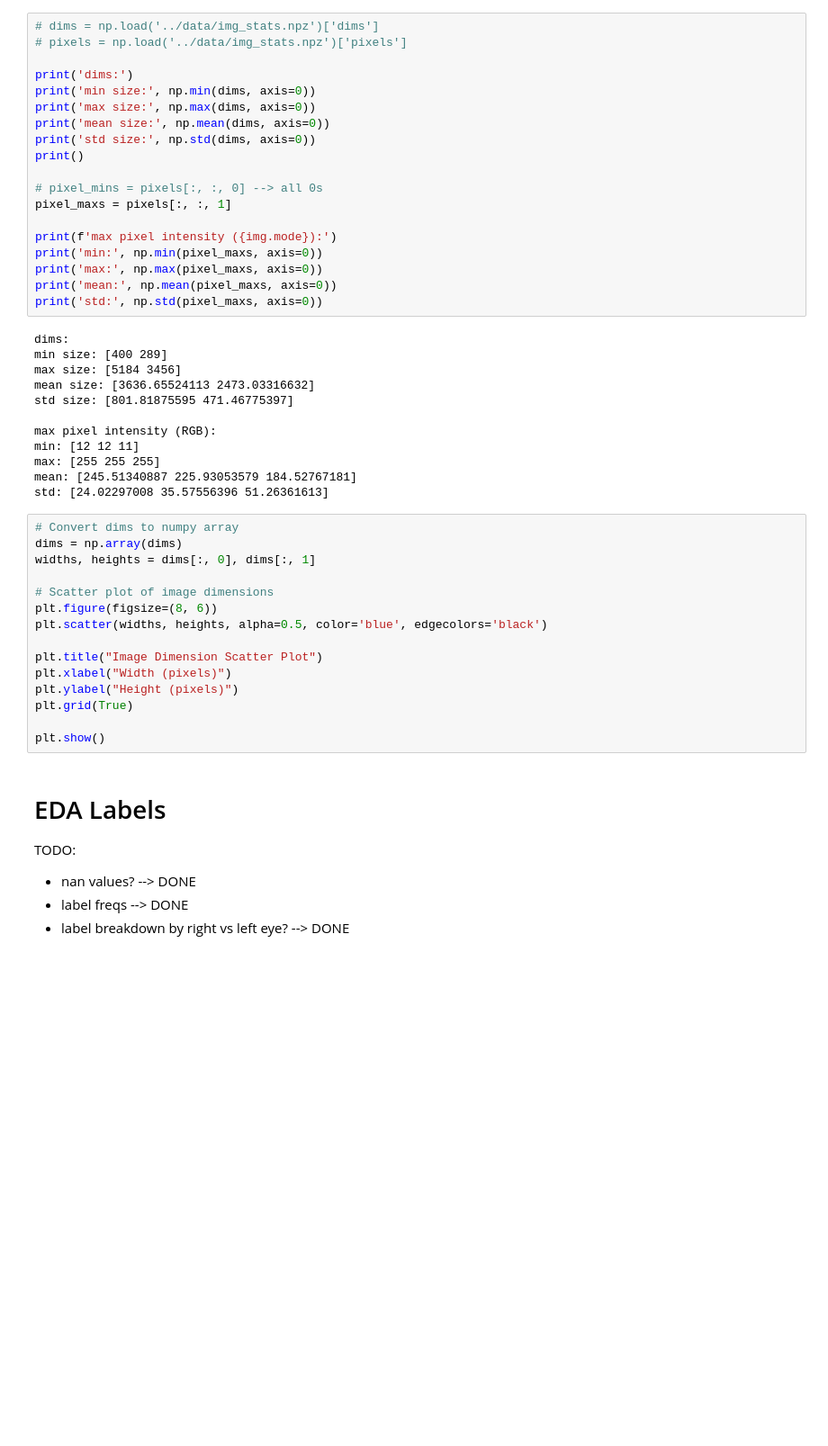
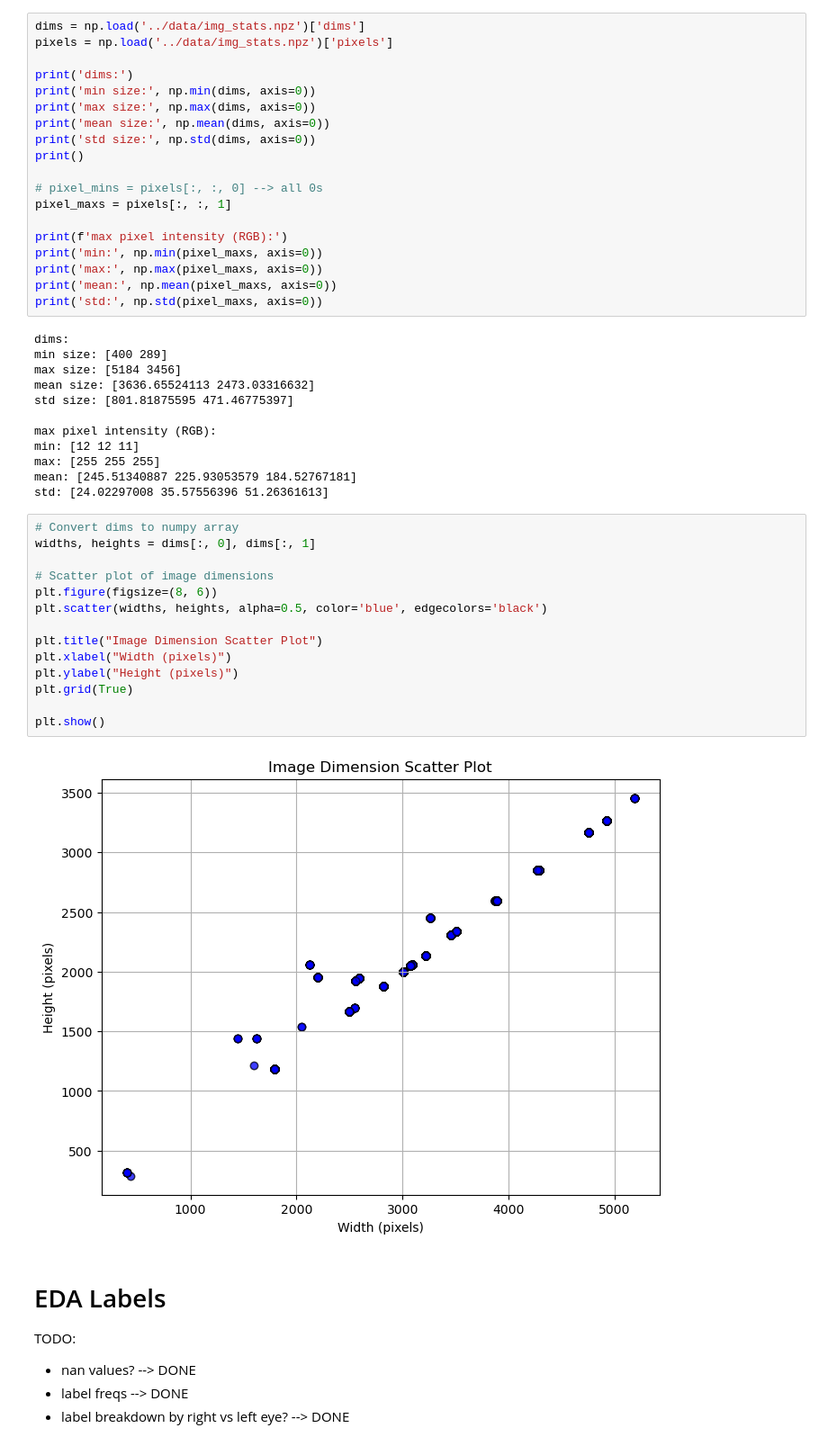
Before and after one commit to jstabet/DR-ECE542, a Jupyter notebook: src/EDA.ipynb, the cells around one changed output. Shown: that part at 90% size. Drawn from its saved outputs; the diff is of its cells as text; blank space fills up the shorter version.

```diff
--- a/src/EDA.ipynb
+++ b/src/EDA.ipynb
@@ -84,6 +63,6 @@ np.savez('../data/img_stats.npz', dims=dims, pixels=pixels)
 # %%
-# dims = np.load('../data/img_stats.npz')['dims']
-# pixels = np.load('../data/img_stats.npz')['pixels']
+dims = np.load('../data/img_stats.npz')['dims']
+pixels = np.load('../data/img_stats.npz')['pixels']
 
 print('dims:')
 print('min size:', np.min(dims, axis=0))
@@ -95,7 +74,7 @@ print()
 # pixel_mins = pixels[:, :, 0] --> all 0s
 pixel_maxs = pixels[:, :, 1]
 
-print(f'max pixel intensity ({img.mode}):')
+print(f'max pixel intensity (RGB):')
 print('min:', np.min(pixel_maxs, axis=0))
 print('max:', np.max(pixel_maxs, axis=0))
 print('mean:', np.mean(pixel_maxs, axis=0))
@@ -114,19 +93,20 @@ mean: [245.51340887 225.93053579 184.52767181]
 std: [24.02297008 35.57556396 51.26361613]
 # %%
 # Convert dims to numpy array
-dims = np.array(dims)
 widths, heights = dims[:, 0], dims[:, 1]
 
 # Scatter plot of image dimensions
 plt.figure(figsize=(8, 6))
 plt.scatter(widths, heights, alpha=0.5, color='blue', edgecolors='black')
 
 plt.title("Image Dimension Scatter Plot")
 plt.xlabel("Width (pixels)")
 plt.ylabel("Height (pixels)")
 plt.grid(True)
 
 plt.show()
+# %% [output]
+[figure, added]
 # %% [markdown]
 # EDA Labels
 
```
Also changed, not shown: parts of 6 cells of this notebook.
